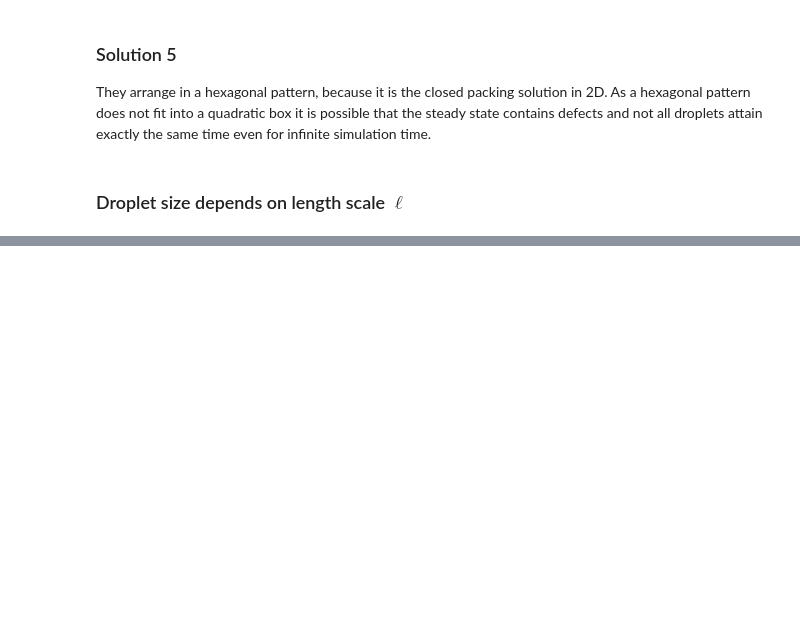
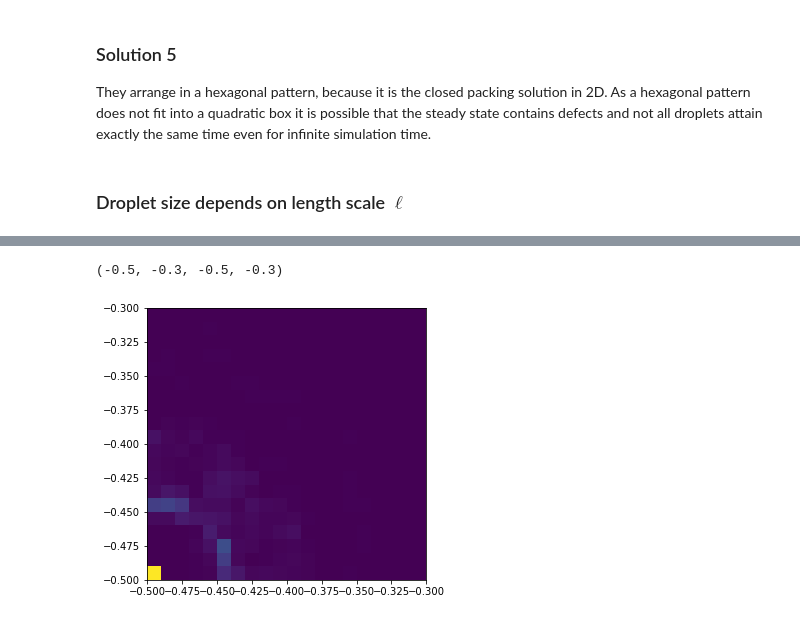
Before and after one commit to zwicker-group/tutorial-pattern-formation-in-cells, a Jupyter notebook: 05_non-ideal-reaction-diffusion.ipynb, the cells around one changed output, grey strips where cells are left out. Saved outputs shown, nothing was run; the diff lists cells and outputs as text; code cells hidden in the pictures; blank space fills up the shorter version.

```diff
--- a/05_non-ideal-reaction-diffusion.ipynb
+++ b/05_non-ideal-reaction-diffusion.ipynb
@@ -255,3 +281,15 @@ f1 = fftshift(fft2(final_state.data))
+# %%
+from scipy.fftpack import fft2, fftfreq, fftshift
+f1 = np.abs(fftshift(fft2(final_state.data)))
+f2 = fft2(final_state.data)
+kx, ky = fftfreq(100,1), fftfreq(100,1)
+x,y = np.meshgrid(kx,ky)
+plt.figure(figsize=(5,5))
+plt.pcolormesh(x,y,f1)
+plt.axis([-0.5,-0.3,-0.5,-0.3])
+# %% [output]
+(-0.5, -0.3, -0.5, -0.3)
+[figure, added]
 # %%
 plt.imshow(np.abs(f1))
 plt.axis([40,60,40,60])
```
Also changed, not shown: parts of 7 cells of this notebook.
